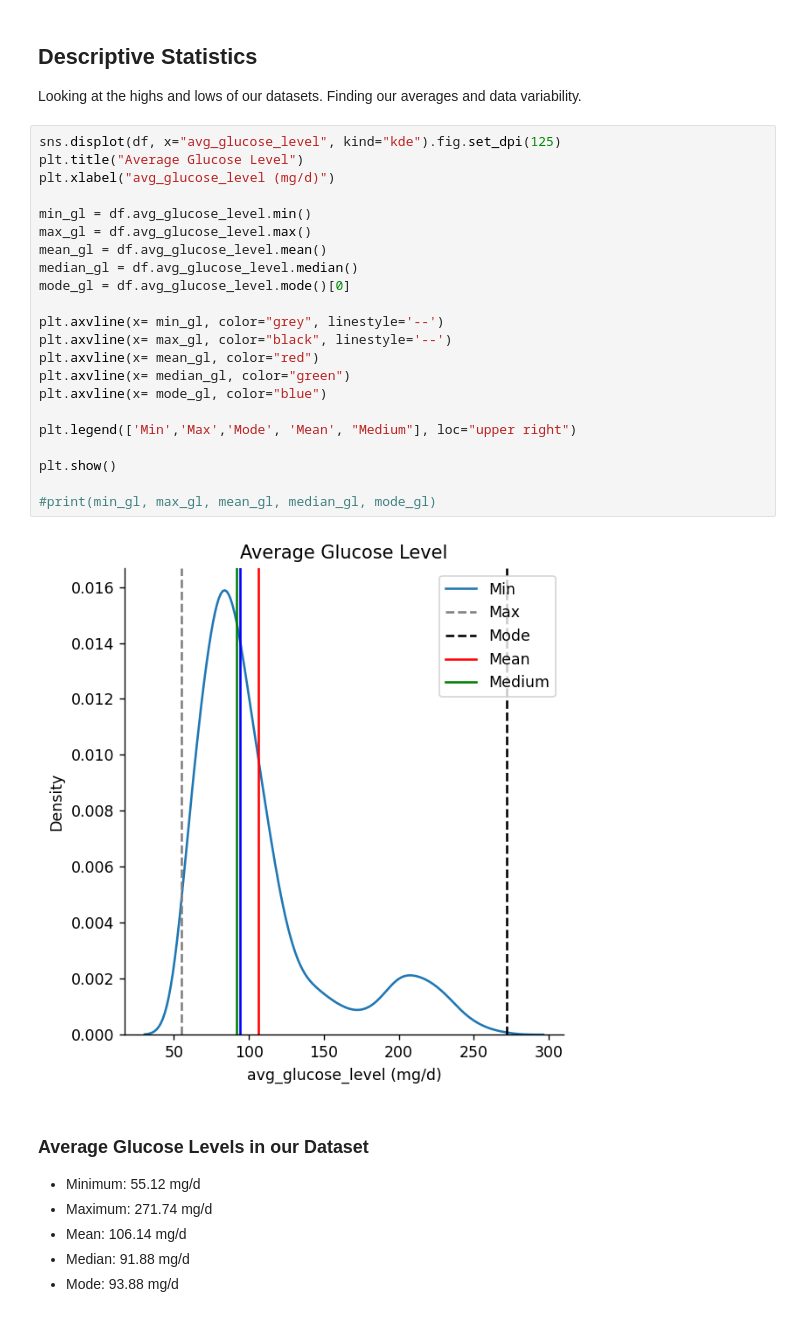
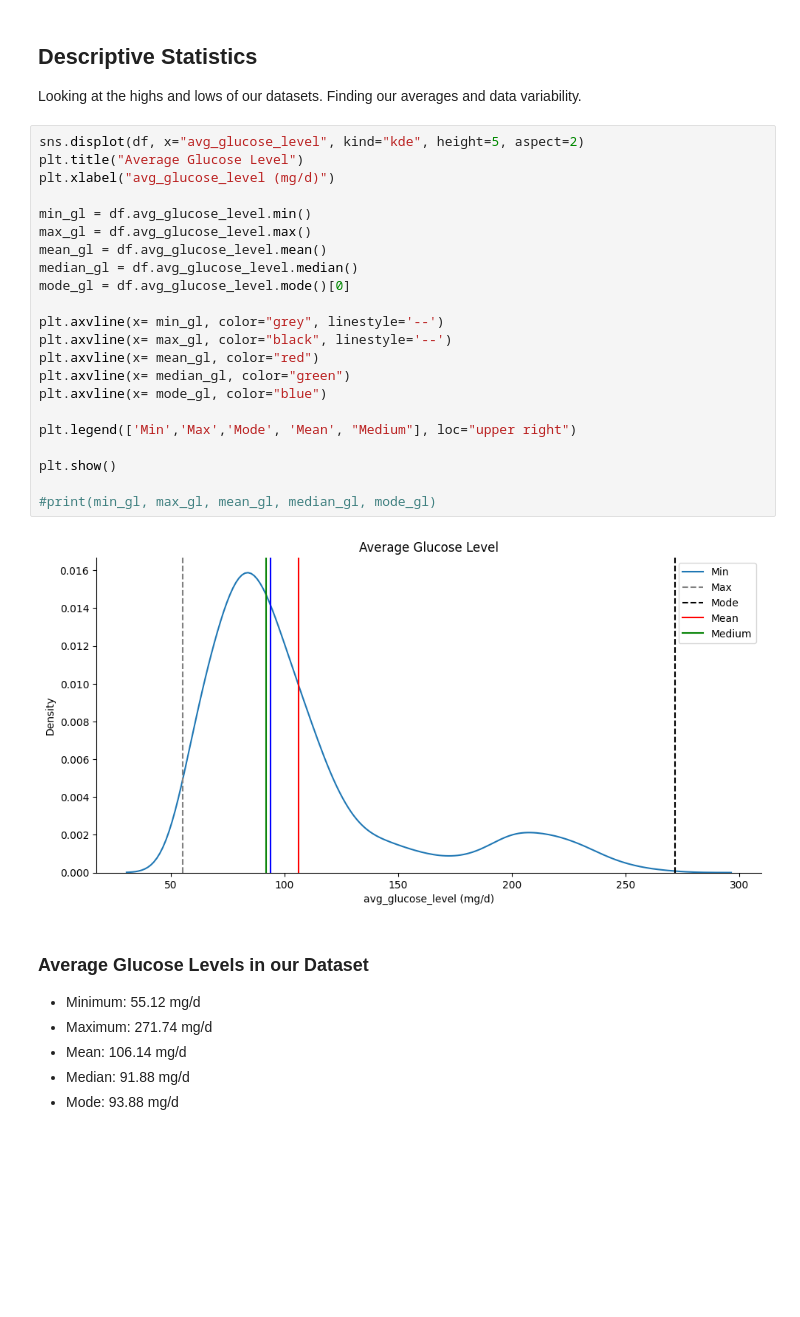
Before and after one commit to mdrhmn48/Stroke-Prediction, a Jupyter notebook: analysis.ipynb, the cells around one changed output. Cells and saved outputs as stored; diff of their text form; blank space fills up the shorter version.

```diff
--- a/analysis.ipynb
+++ b/analysis.ipynb
@@ -23,29 +23,29 @@ df.head(5)
 
 Looking at the highs and lows of our datasets. Finding our averages and data variability.
 # %%
-sns.displot(df, x="avg_glucose_level", kind="kde").fig.set_dpi(125)
+sns.displot(df, x="avg_glucose_level", kind="kde", height=5, aspect=2)
 plt.title("Average Glucose Level")
 plt.xlabel("avg_glucose_level (mg/d)")
 
 min_gl = df.avg_glucose_level.min()
 max_gl = df.avg_glucose_level.max()
 mean_gl = df.avg_glucose_level.mean()
 median_gl = df.avg_glucose_level.median()
 mode_gl = df.avg_glucose_level.mode()[0]
 
 plt.axvline(x= min_gl, color="grey", linestyle='--')
 plt.axvline(x= max_gl, color="black", linestyle='--')
 plt.axvline(x= mean_gl, color="red")
 plt.axvline(x= median_gl, color="green")
 plt.axvline(x= mode_gl, color="blue")
 
 plt.legend(['Min','Max','Mode', 'Mean', "Medium"], loc="upper right")
 
 plt.show()
 
 #print(min_gl, max_gl, mean_gl, median_gl, mode_gl)
 # %% [output]
-[figure, old version]
+[figure, new version]
 # %% [markdown]
 ### Average Glucose Levels in our Dataset
 - Minimum: 55.12 mg/d
```
Also changed, not shown: parts of 28 cells of this notebook.
